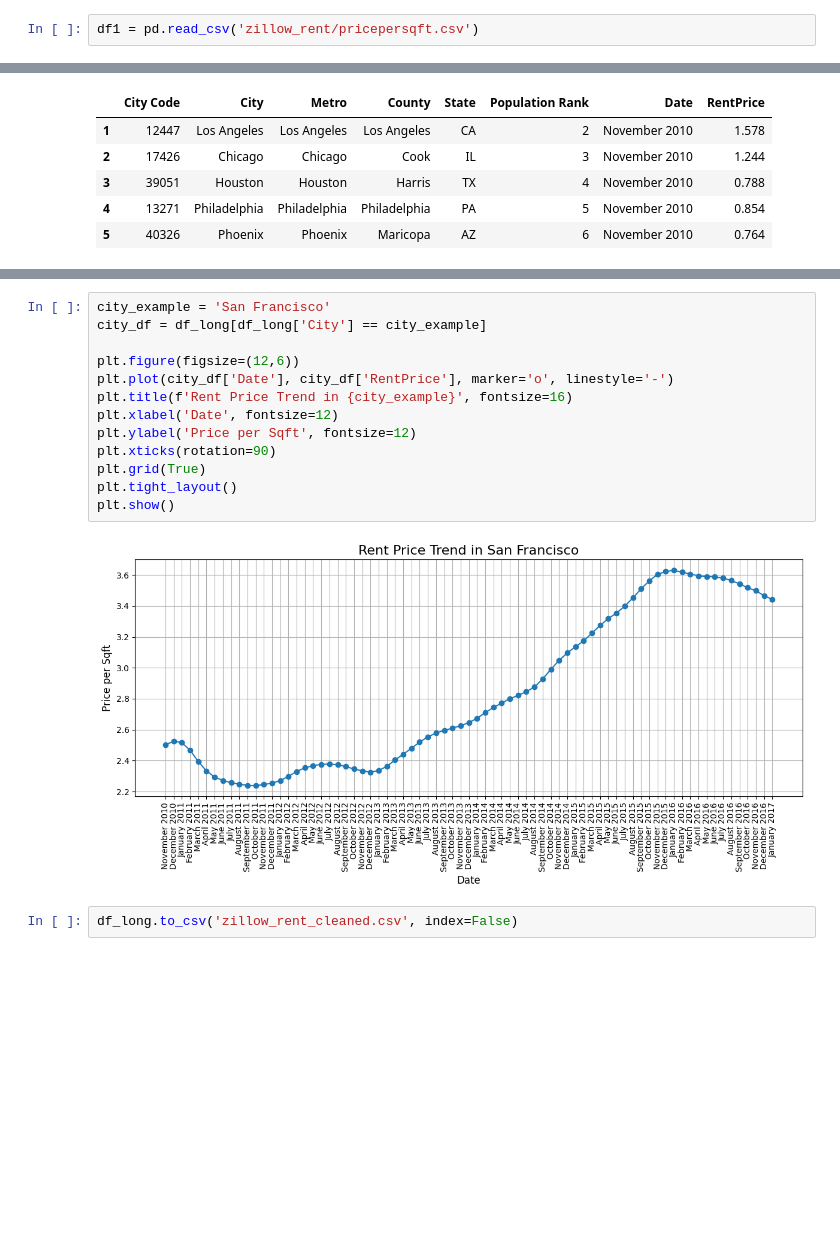
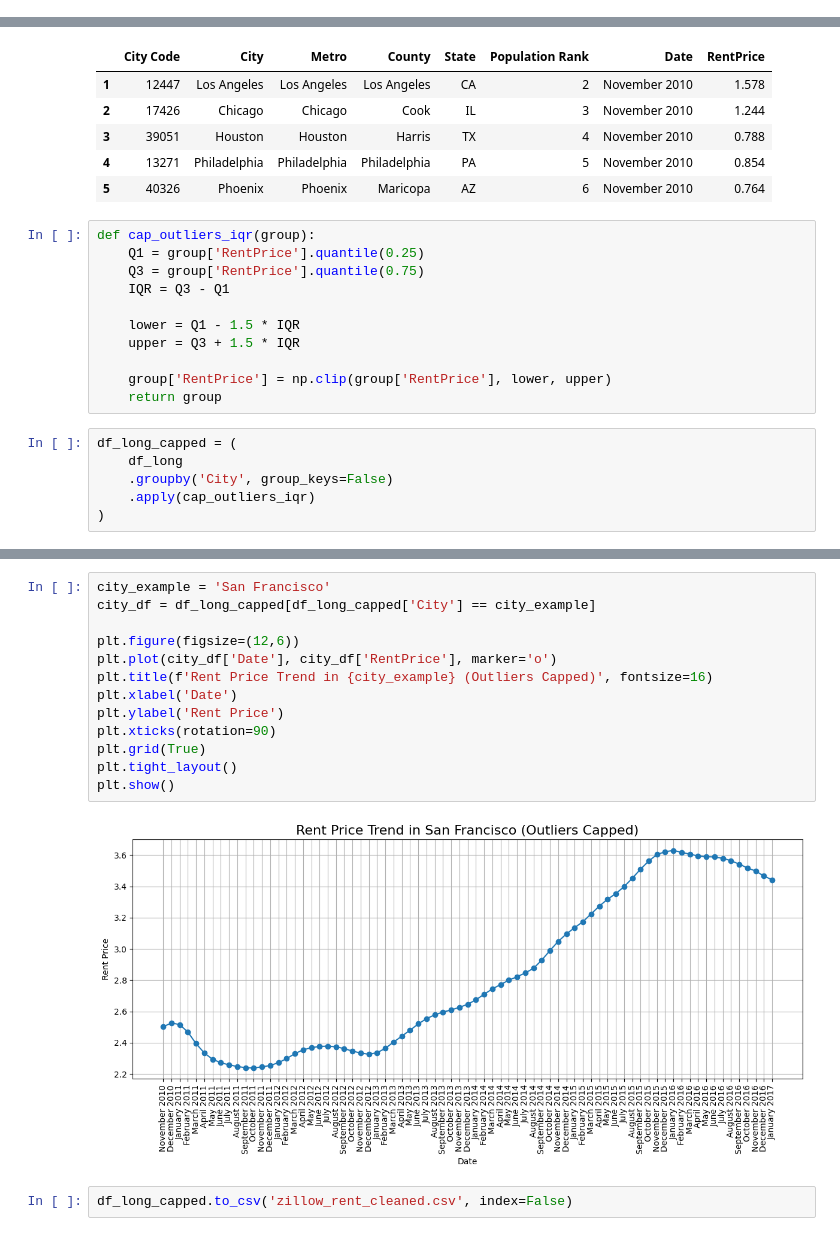
Before and after one commit to surekhasurabhi/sbds, a Jupyter notebook: project_cap_2/data_wrangling.ipynb, the cells around one changed output, grey strips where cells are left out. Drawn from its saved outputs; the diff is of its cells as text; blank space fills up the shorter version.

Commit message:
intial commit Added outlier detection

```diff
--- a/project_cap_2/data_wrangling.ipynb
+++ b/project_cap_2/data_wrangling.ipynb
@@ -13,5 +14,3 @@ df.head()
 | 3 | 39051 | Houston | Houston | Harris | TX | 4 | 1198.0 | 1199.0 | ... |
 | 4 | 13271 | Philadelphia | Philadelphia | Philadelphia | PA | 5 | 1092.0 | 1099.0 | ... |
 5 rows × 81 columns
-# %%
-df1 = pd.read_csv('zillow_rent/pricepersqft.csv')
@@ -193,3 +169,20 @@ df_long.head()
 | 3 | 39051 | Houston | Houston | Harris | TX | 4 | November 2010 | 0.788 |
 | 4 | 13271 | Philadelphia | Philadelphia | Philadelphia | PA | 5 | November 2010 | 0.854 |
 | 5 | 40326 | Phoenix | Phoenix | Maricopa | AZ | 6 | November 2010 | 0.764 |
+# %%
+def cap_outliers_iqr(group):
+    Q1 = group['RentPrice'].quantile(0.25)
+    Q3 = group['RentPrice'].quantile(0.75)
+    IQR = Q3 - Q1
+
+    lower = Q1 - 1.5 * IQR
+    upper = Q3 + 1.5 * IQR
+
+    group['RentPrice'] = np.clip(group['RentPrice'], lower, upper)
+    return group
+# %%
+df_long_capped = (
+    df_long
+    .groupby('City', group_keys=False)
+    .apply(cap_outliers_iqr)
+)
@@ -196,17 +213,17 @@ df_long.head()
 # %%
 city_example = 'San Francisco'
-city_df = df_long[df_long['City'] == city_example]
+city_df = df_long_capped[df_long_capped['City'] == city_example]
 
 plt.figure(figsize=(12,6))
-plt.plot(city_df['Date'], city_df['RentPrice'], marker='o', linestyle='-')
-plt.title(f'Rent Price Trend in {city_example}', fontsize=16)
-plt.xlabel('Date', fontsize=12)
-plt.ylabel('Price per Sqft', fontsize=12)
+plt.plot(city_df['Date'], city_df['RentPrice'], marker='o')
+plt.title(f'Rent Price Trend in {city_example} (Outliers Capped)', fontsize=16)
+plt.xlabel('Date')
+plt.ylabel('Rent Price')
 plt.xticks(rotation=90)
 plt.grid(True)
 plt.tight_layout()
 plt.show()
 # %% [output]
-[figure, old version]
+[figure, new version]
 # %%
-df_long.to_csv('zillow_rent_cleaned.csv', index=False)
+df_long_capped.to_csv('zillow_rent_cleaned.csv', index=False)
```
Also changed, not shown: parts of 5 cells of this notebook.
